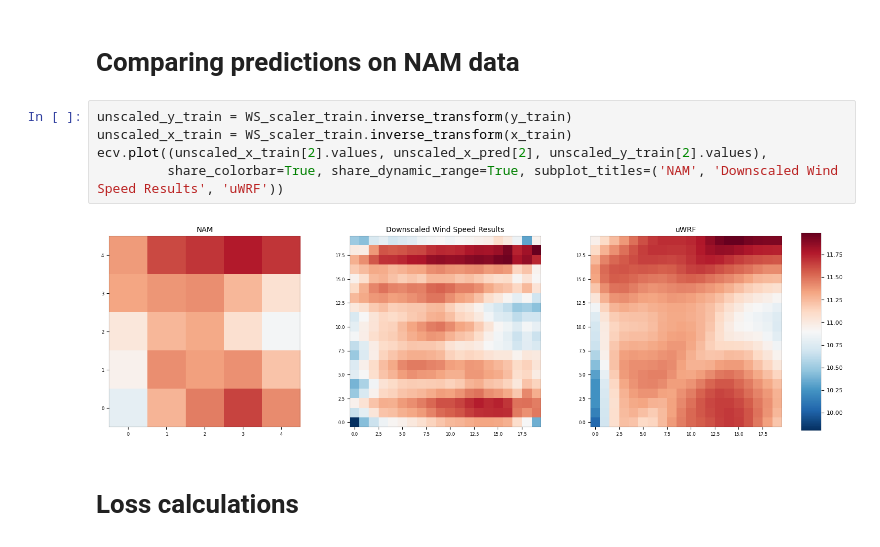
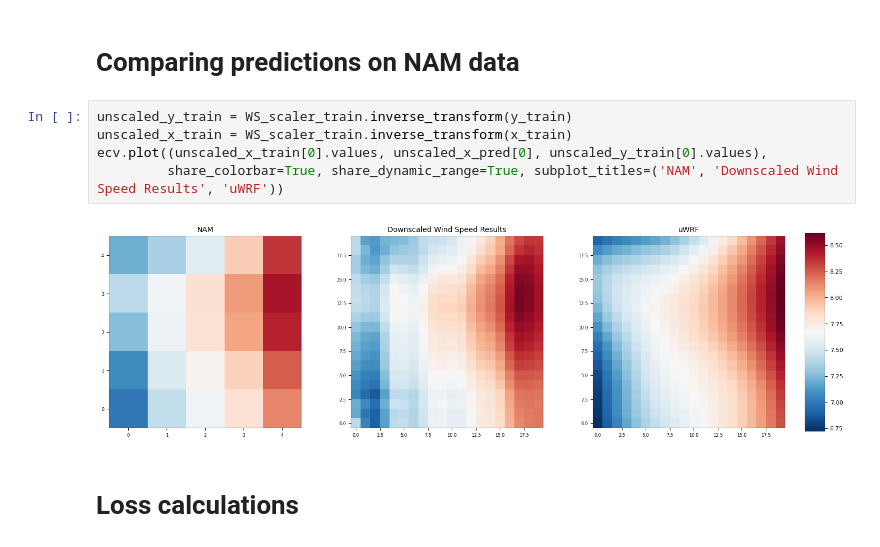
Before and after one commit to gabbyvaillant/downscaling, a Jupyter notebook: models/Wind-NYC-Model.ipynb, the cells around one changed output. Saved outputs shown, nothing was run; the diff lists cells and outputs as text.

```diff
--- a/models/Wind-NYC-Model.ipynb
+++ b/models/Wind-NYC-Model.ipynb
@@ -298,10 +306,10 @@ MAE for test set: 0.15352869033813477
 # %%
 unscaled_y_train = WS_scaler_train.inverse_transform(y_train)
 unscaled_x_train = WS_scaler_train.inverse_transform(x_train)
-ecv.plot((unscaled_x_train[2].values, unscaled_x_pred[2], unscaled_y_train[2].values),
+ecv.plot((unscaled_x_train[0].values, unscaled_x_pred[0], unscaled_y_train[0].values),
          share_colorbar=True, share_dynamic_range=True, subplot_titles=('NAM', 'Downscaled Wind Speed Results', 'uWRF'))
 # %% [output]
-[figure, old version]
+[figure, new version]
 # %% [markdown]
 # Loss calculations
 # %%
```
Also changed, not shown: parts of 6 cells of this notebook, 3 other files.
